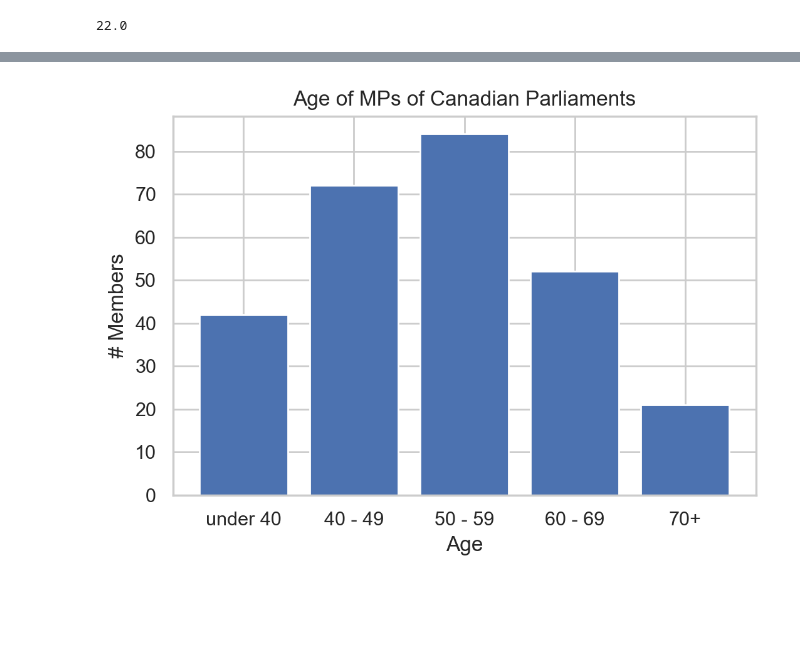
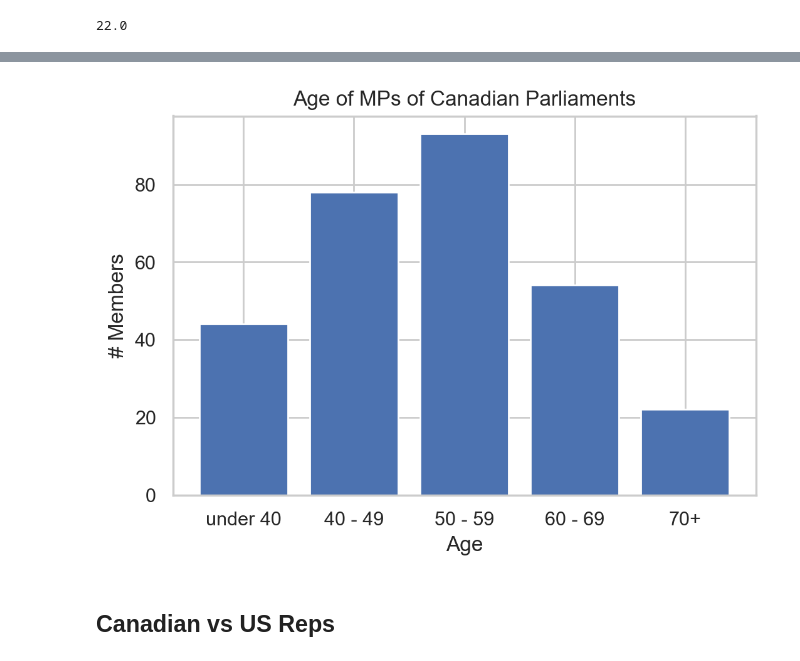
Before and after one commit to boompig/senator-ages, a Jupyter notebook: extract senator age.ipynb, the cells around one changed output, grey strips where cells are left out. Cells and saved outputs as stored; diff of their text form; code cells hidden in the pictures; blank space fills up the shorter version.

```diff
--- a/extract senator age.ipynb
+++ b/extract senator age.ipynb
@@ -1450,0 +744,3 @@ See the caveats in the documentation: https://pandas.pydata.org/pandas-docs/stab
+# %%
+missing_members['parsed_birthday'] = missing_members['infobox_birthday'].apply(wiki_utils.extract_birthday_from_infobox_macro)
+missing_members
@@ -1451,5 +766,5 @@ See the caveats in the documentation: https://pandas.pydata.org/pandas-docs/stab
 # %%
-missing_members['approx_age'] = missing_members.parsed_birthday.apply(get_age_from_birthday)
+missing_members['approx_age'] = missing_members.parsed_birthday.apply(date_utils.get_age_from_birthday)
 # %% [output]
 A value is trying to be set on a copy of a slice from a DataFrame.
 Try using .loc[row_indexer,col_indexer] = value instead
@@ -1565,3 +854,6 @@ can_reps_with_age.new_age.plot.hist()
 can_reps_with_age.new_age.min()
 # %% [output]
 -1.0
+# %%
+idx = can_reps_with_age[can_reps_with_age.new_age == -1].index
+idx
@@ -1568,8 +862,8 @@ can_reps_with_age.new_age.min()
 # %%
 import numpy as np
 
-can_reps_with_age.loc[127, 'age'] = np.NaN
-can_reps_with_age.loc[127, 'new_age'] = np.NaN
+can_reps_with_age.loc[idx, 'age'] = np.NaN
+can_reps_with_age.loc[idx, 'new_age'] = np.NaN
 # %%
 can_reps_with_age.new_age.plot.hist()
 # %% [output]
@@ -1608,4 +881,9 @@ def graph_age_histogram(df, title: str, age_col: str, y_axis_label='# Senators')
 # %%
-graph_age_histogram(can_reps_with_age, age_col='new_age', y_axis_label='# Members', title='Age of MPs of Canadian Parliaments')
+hist_data_ca_reps = graph_utils.graph_age_histogram(can_reps_with_age,
+                                age_col='new_age',
+                                y_axis_label='# Members',
+                                title='Age of MPs of Canadian Parliaments')
 # %% [output]
-[figure, old version]
+[figure, new version]
+# %% [markdown]
+## Canadian vs US Reps
```
Also changed, not shown: parts of 148 cells of this notebook, 5 other files.
